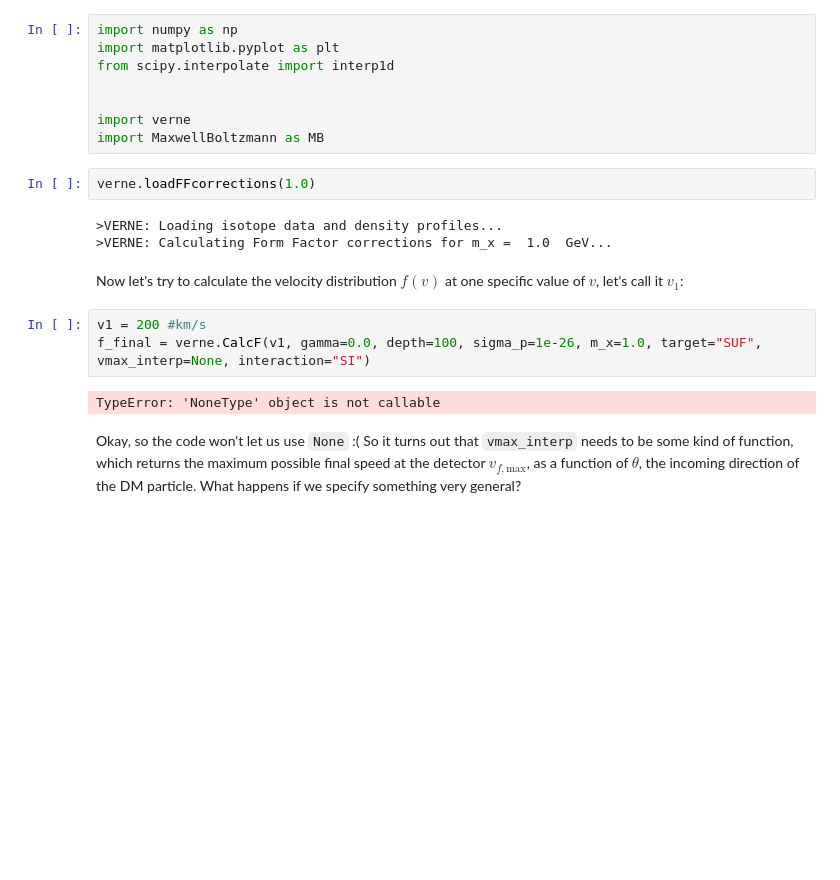
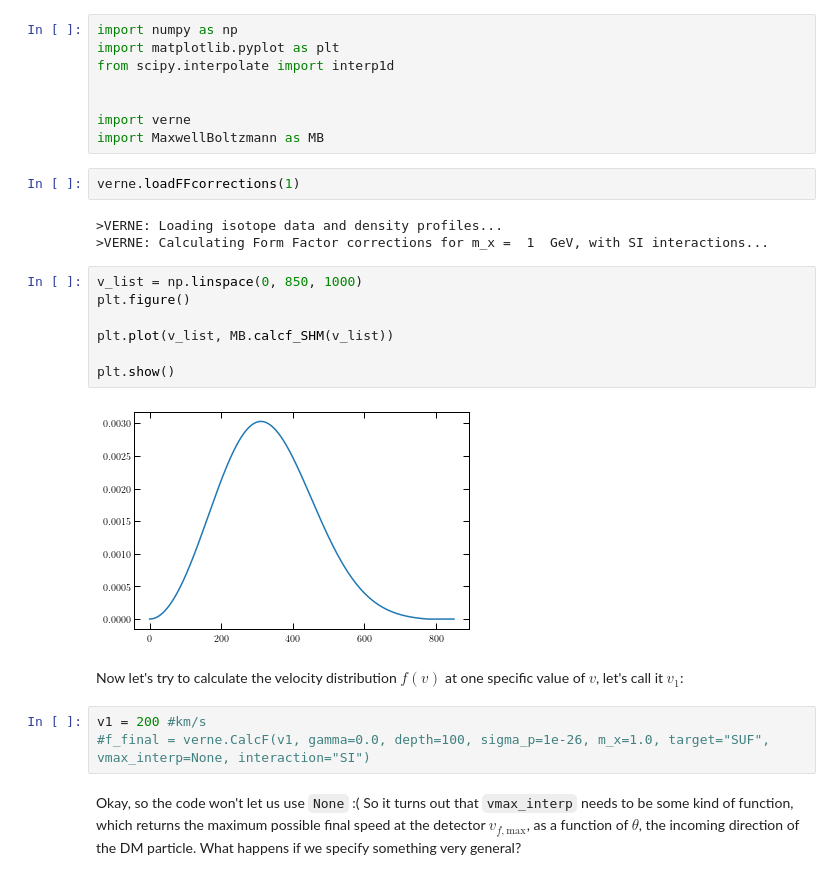
Before and after one commit to bradkav/verne, a Jupyter notebook: src/Example.ipynb, the cells around one changed output. Saved outputs shown, nothing was run; the diff lists cells and outputs as text; blank space fills up the shorter version.

```diff
--- a/src/Example.ipynb
+++ b/src/Example.ipynb
@@ -11,17 +11,24 @@ from scipy.interpolate import interp1d
 import verne
 import MaxwellBoltzmann as MB
 # %%
-verne.loadFFcorrections(1.0)
+verne.loadFFcorrections(1)
 # %% [output]
 >VERNE: Loading isotope data and density profiles...
->VERNE: Calculating Form Factor corrections for m_x =  1.0  GeV...
+>VERNE: Calculating Form Factor corrections for m_x =  1  GeV, with SI interactions...
+# %%
+v_list = np.linspace(0, 850, 1000)
+plt.figure()
+
+plt.plot(v_list, MB.calcf_SHM(v_list))
+
+plt.show()
+# %% [output]
+[figure, added]
 # %% [markdown]
 Now let's try to calculate the velocity distribution $f(v)$ at one specific value of $v$, let's call it $v_1$:
 # %%
 v1 = 200 #km/s
-f_final = verne.CalcF(v1, gamma=0.0, depth=100, sigma_p=1e-26, m_x=1.0, target="SUF", vmax_interp=None, interaction="SI")
+#f_final = verne.CalcF(v1, gamma=0.0, depth=100, sigma_p=1e-26, m_x=1.0, target="SUF", vmax_interp=None, interaction="SI")
-# %% [output]
-TypeError: 'NoneType' object is not callable
 # %% [markdown]
 Okay, so the code won't let us use `None` :( So it turns out that `vmax_interp` needs to be some kind of function, which returns the maximum possible final speed at the detector $v_{f,\mathrm{max}}$, as a function of $\theta$, the incoming direction of the DM particle. What happens if we specify something very general?
 # %%
```
Also changed, not shown: parts of 19 cells of this notebook, 3 other files.
